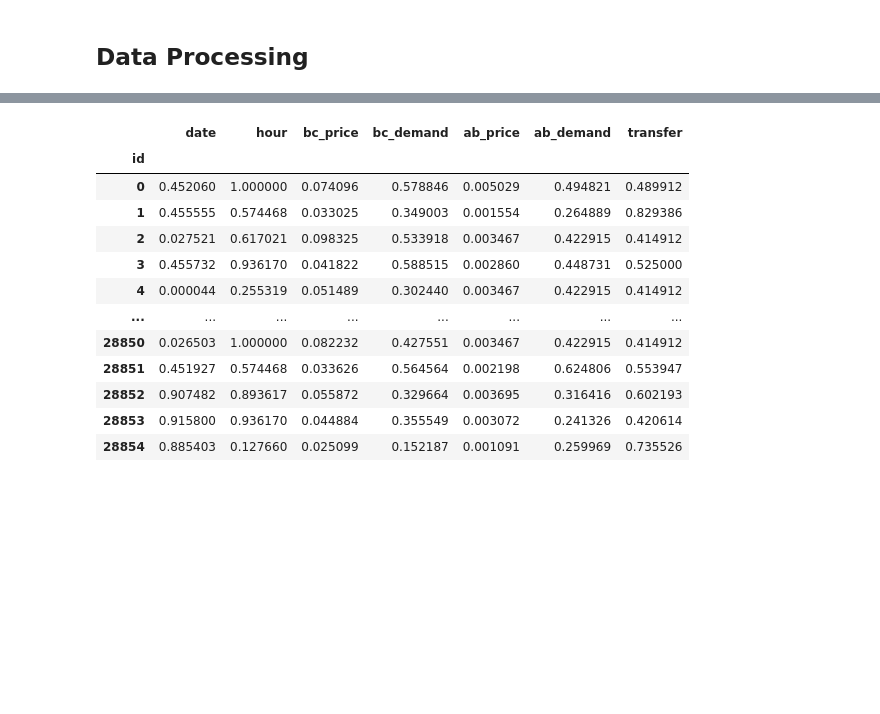
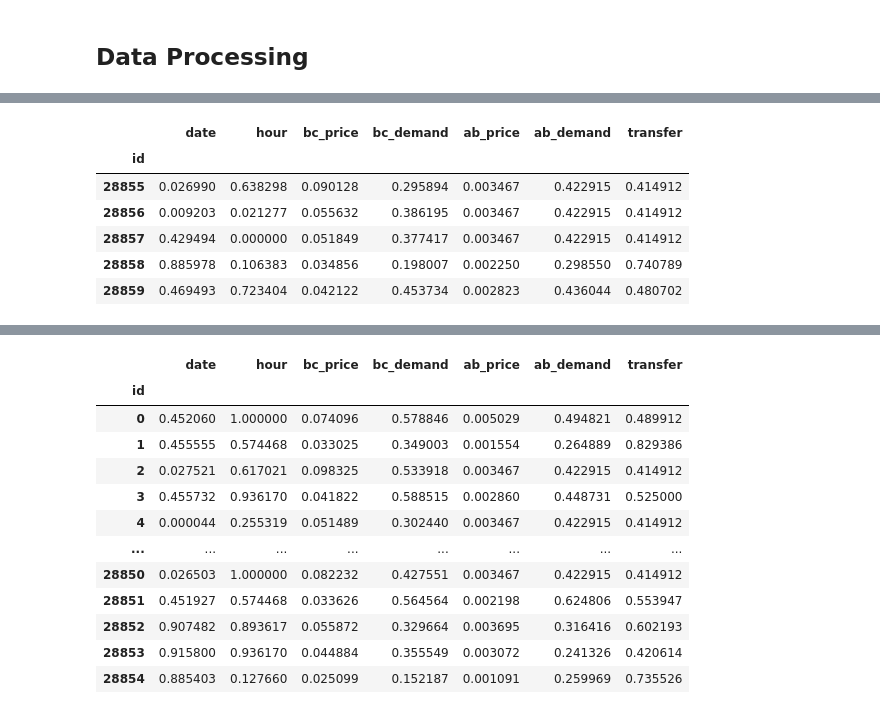
Before and after one commit to hexplosif/4IF-MACHINE-LEARNING, a Jupyter notebook: notebook/Classification.ipynb, the cells around one changed output, grey strips where cells are left out. Saved outputs shown, nothing was run; the diff lists cells and outputs as text; code cells hidden in the pictures; blank space fills up the shorter version.

```diff
--- a/notebook/Classification.ipynb
+++ b/notebook/Classification.ipynb
@@ -36,0 +71,11 @@ df_train_raw
+# %%
+df_test_raw = pd.read_csv(data_dir + 'test.csv', index_col=0)
+df_test_raw.head()
+# %% [output]
+|  | date | hour | bc_price | bc_demand | ab_price | ab_demand | transfer |
+| id |  |  |  |  |  |  |  |
+| 28855 | 0.026990 | 0.638298 | 0.090128 | 0.295894 | 0.003467 | 0.422915 | 0.414912 |
+| 28856 | 0.009203 | 0.021277 | 0.055632 | 0.386195 | 0.003467 | 0.422915 | 0.414912 |
+| 28857 | 0.429494 | 0.000000 | 0.051849 | 0.377417 | 0.003467 | 0.422915 | 0.414912 |
+| 28858 | 0.885978 | 0.106383 | 0.034856 | 0.198007 | 0.002250 | 0.298550 | 0.740789 |
+| 28859 | 0.469493 | 0.723404 | 0.042122 | 0.453734 | 0.002823 | 0.436044 | 0.480702 |
```
Also changed, not shown: parts of 22 cells of this notebook, 1 other file.
